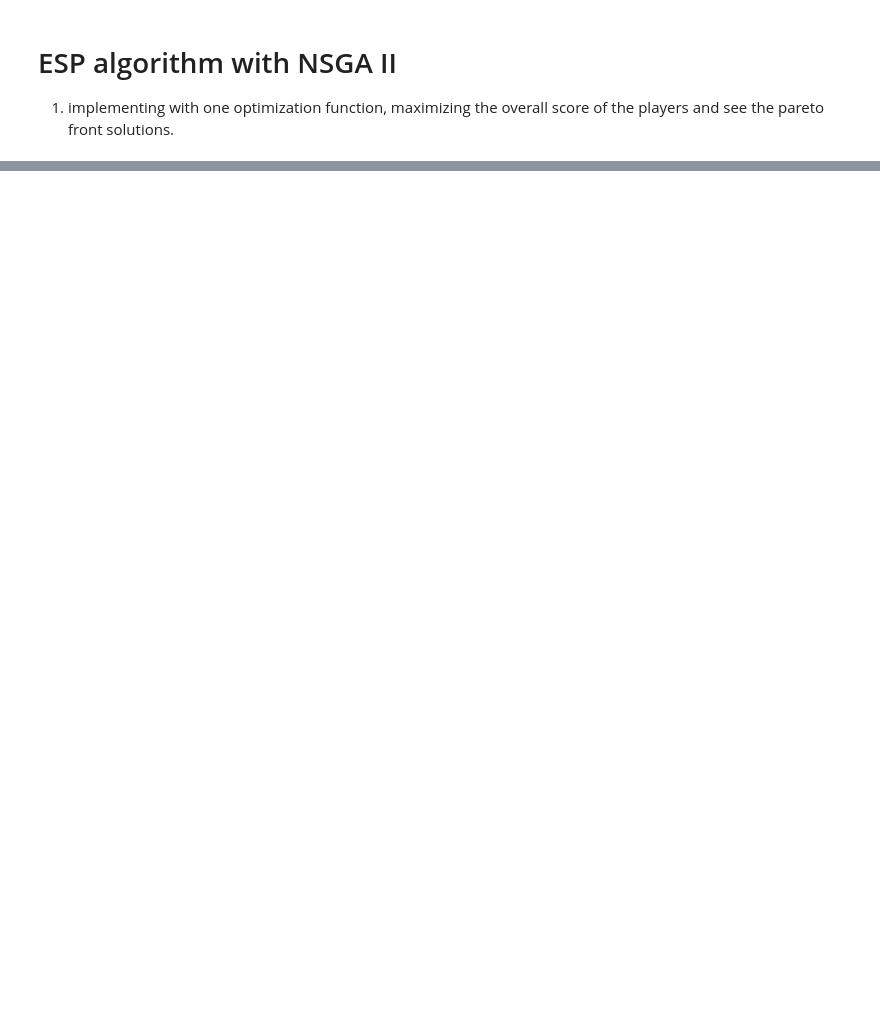
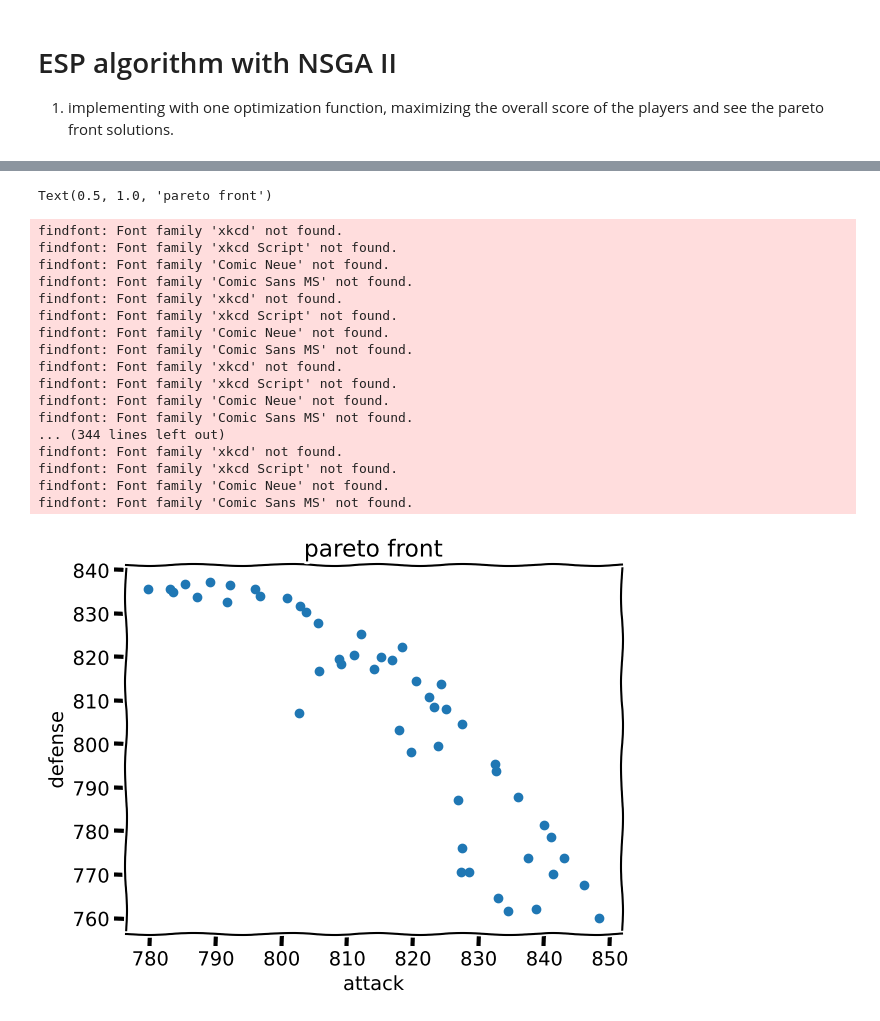
Before and after one commit to ashfaque-tk/role-aware-squad-optimization, a Jupyter notebook: notebooks/03_ESP_v1.ipynb, the cells around one changed output, grey strips where cells are left out. Drawn from its saved outputs; the diff is of its cells as text; code cells hidden in the pictures; blank space fills up the shorter version.

```diff
--- a/notebooks/03_ESP_v1.ipynb
+++ b/notebooks/03_ESP_v1.ipynb
@@ -32,23 +34,23 @@ player_data_file = BASE_DIR /"data"/"final_squad_cleaned.json"
 with open(player_data_file, "r") as f:
     player_squad = json.load(f)
 
-budget = 1_000_000
+budget = 9_00_000
 
 #define the problem
 problem = SquadOptimizatoinProblem(player_squad,budget=budget)
 
 # configure the algorithm
-algorithm = NSGA2(pop_size=10,
+algorithm = NSGA2(pop_size=50,
                     sampling= IntegerRandomSampling(),
-                    crossover=TwoPointCrossover(prob=0.9),
-                    mutation =PolynomialMutation(eta=30,prob=1/11),
+                    crossover=TwoPointCrossover(prob=0.5),
+                    mutation =PolynomialMutation(eta=100,prob=5/11),
                     repair = MicroRoleAwareDuplicateRepair(),
                     eliminate_duplicates=True)
 
 # run optimization
 result = minimize( problem,
                     algorithm,
-                    ('n_gen', 20),
+                    ('n_gen', 500),
                     seed=1,
                     verbose=True
                         )
@@ -156,0 +179,32 @@ Total cost of the team:  383000
+# %%
+F = result.F
+G = result.G
+
+feasible = np.where(G[:,0]<=0)[0]
+F_feas = F[feasible]
+
+plt.xkcd()
+plt.scatter(-F_feas[:,1],-F_feas[:,2])
+plt.xlabel("attack")
+plt.ylabel("defense")
+plt.title("pareto front")
+# %% [output]
+Text(0.5, 1.0, 'pareto front')
+findfont: Font family 'xkcd' not found.
+findfont: Font family 'xkcd Script' not found.
+findfont: Font family 'Comic Neue' not found.
+findfont: Font family 'Comic Sans MS' not found.
+findfont: Font family 'xkcd' not found.
+findfont: Font family 'xkcd Script' not found.
+findfont: Font family 'Comic Neue' not found.
+findfont: Font family 'Comic Sans MS' not found.
+findfont: Font family 'xkcd' not found.
+findfont: Font family 'xkcd Script' not found.
+findfont: Font family 'Comic Neue' not found.
+findfont: Font family 'Comic Sans MS' not found.
+... (344 lines left out)
+findfont: Font family 'xkcd' not found.
+findfont: Font family 'xkcd Script' not found.
+findfont: Font family 'Comic Neue' not found.
+findfont: Font family 'Comic Sans MS' not found.
+[figure, added]
```
Also changed, not shown: parts of 18 cells of this notebook, 16 other files.
